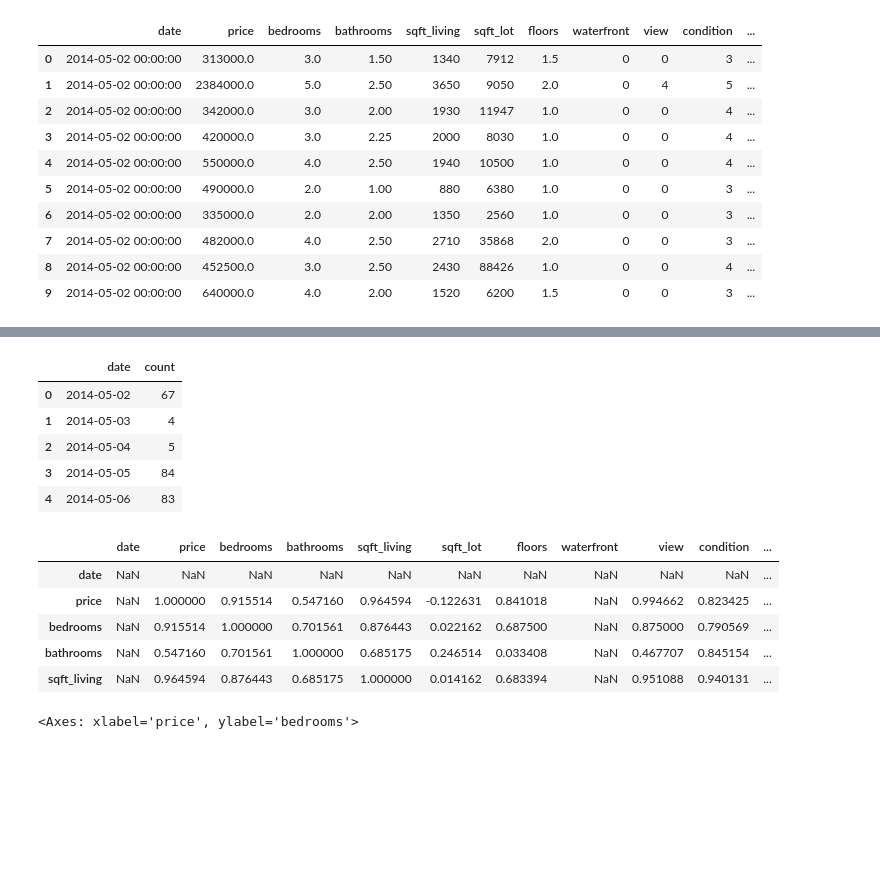
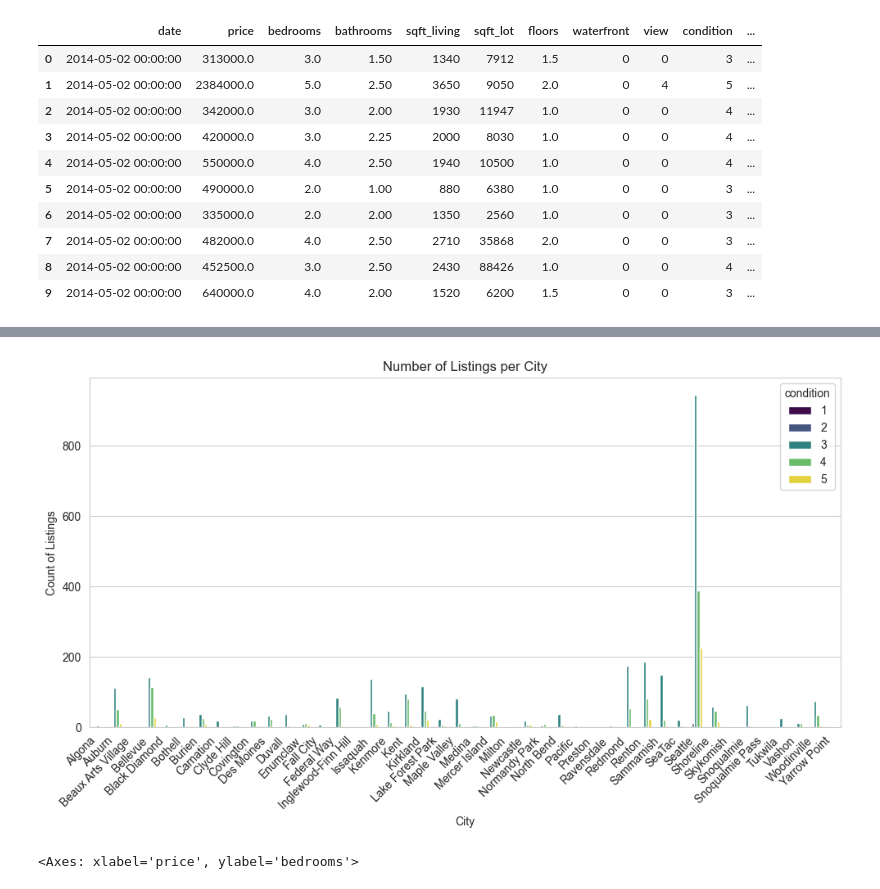
Before and after one commit to David38mk/house-price-prediction-ML, a Jupyter notebook: notebooks/EDA.ipynb, the cells around one changed output, grey strips where cells are left out. Cells and saved outputs as stored; diff of their text form; code cells hidden in the pictures; blank space fills up the shorter version.

```diff
--- a/notebooks/EDA.ipynb
+++ b/notebooks/EDA.ipynb
@@ -18,36 +104,25 @@ data.head(10)
 # %%
-# Convert date to years months and days
-data["date"] = pd.to_datetime(data["date"]).dt.to_period("D").astype(str)
+plt.figure(figsize=(10,6))
+
+city_cond = (
+    data
+      .groupby(["city", "condition"])
+      .size()
+      .reset_index(name="count")
+)
+
+sns.barplot(
+    x="city",
+    y="count",
+    hue="condition",
+    data = city_cond,
+    palette="viridis"
+)
+plt.xticks(rotation=45, ha="right")
+plt.title("Number of Listings per City")
+plt.xlabel("City")
+plt.ylabel("Count of Listings")
+plt.tight_layout()
+plt.show()
+# %% [output]
+[figure, added]
-# %%
-# How many days distinct days we have
-daily_counts = data.groupby("date").size().reset_index(name="count")
-daily_counts.head()
-# %% [output]
-|  | date | count |
-| 0 | 2014-05-02 | 67 |
-| 1 | 2014-05-03 | 4 |
-| 2 | 2014-05-04 | 5 |
-| 3 | 2014-05-05 | 84 |
-| 4 | 2014-05-06 | 83 |
-# %%
-from sklearn.preprocessing import LabelEncoder
-
-# TODO - Discuss alternatives to label encoding. Encode based on feature not the entire data frame
-data_copy = data.head().copy()
-
-# Initialize label encoder
-le = LabelEncoder()
-
-for col in data_copy.columns:
-    if data_copy[col].dtype == 'object':
-        data_copy[col] = le.fit_transform(data_copy[col].astype(str))
-
-correlation_matrix = data_copy.corr()
-correlation_matrix.head()
-# %% [output]
-|  | date | price | bedrooms | bathrooms | sqft_living | sqft_lot | floors | waterfront | view | condition | ... |
-| date | NaN | NaN | NaN | NaN | NaN | NaN | NaN | NaN | NaN | NaN | ... |
-| price | NaN | 1.000000 | 0.915514 | 0.547160 | 0.964594 | -0.122631 | 0.841018 | NaN | 0.994662 | 0.823425 | ... |
-| bedrooms | NaN | 0.915514 | 1.000000 | 0.701561 | 0.876443 | 0.022162 | 0.687500 | NaN | 0.875000 | 0.790569 | ... |
-| bathrooms | NaN | 0.547160 | 0.701561 | 1.000000 | 0.685175 | 0.246514 | 0.033408 | NaN | 0.467707 | 0.845154 | ... |
-| sqft_living | NaN | 0.964594 | 0.876443 | 0.685175 | 1.000000 | 0.014162 | 0.683394 | NaN | 0.951088 | 0.940131 | ... |
```
Also changed, not shown: parts of 20 cells of this notebook.
